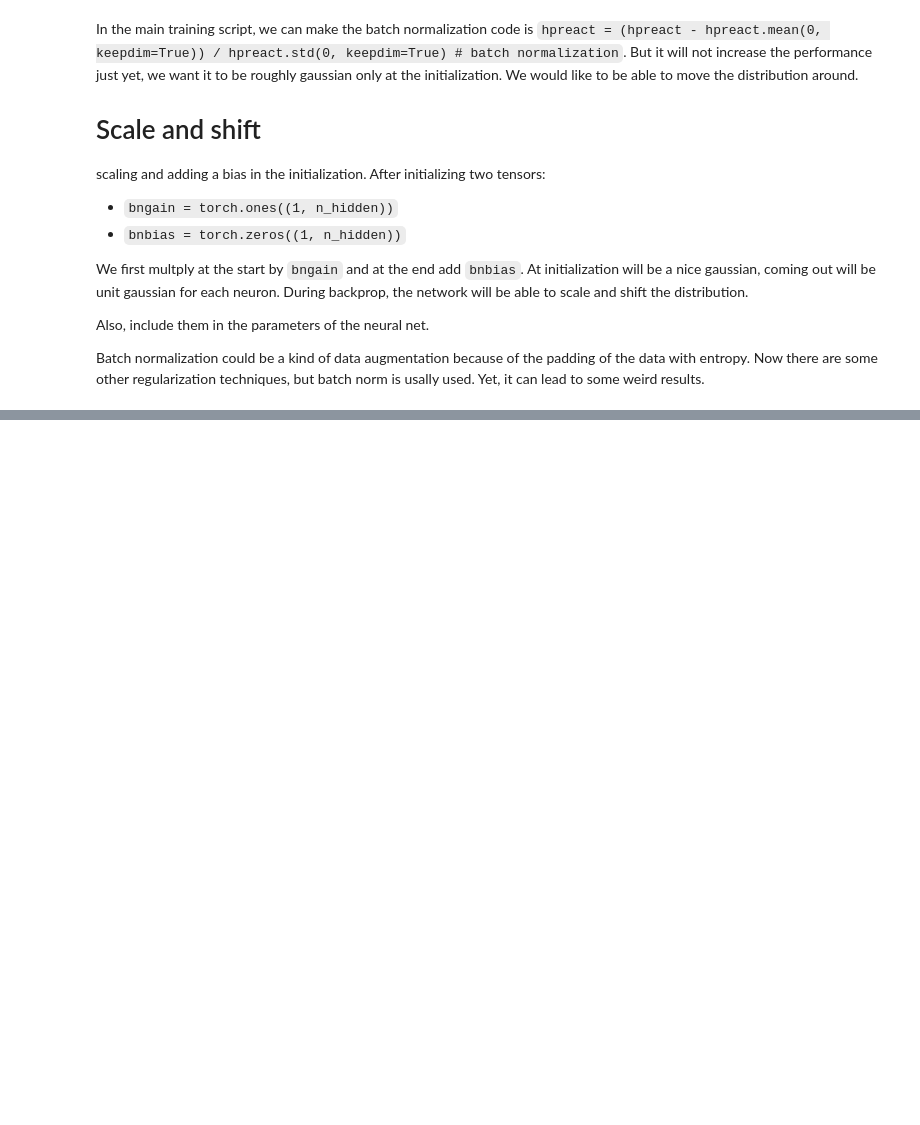
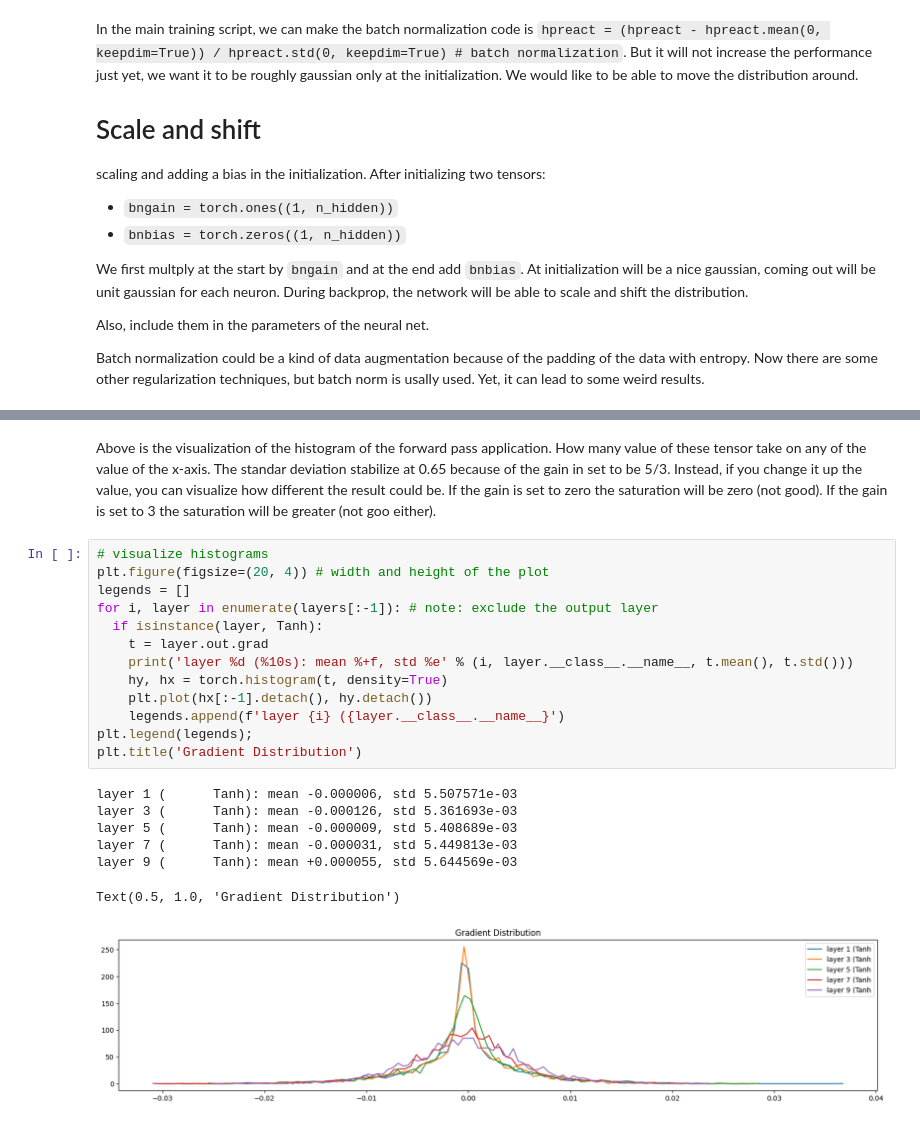
Before and after one commit to lucavauda/makemore-karpathys-lecture, a Jupyter notebook: makemore3.ipynb, the cells around one changed output, grey strips where cells are left out. Drawn from its saved outputs; the diff is of its cells as text; blank space fills up the shorter version.

```diff
--- a/makemore3.ipynb
+++ b/makemore3.ipynb
@@ -435,0 +608,23 @@ Batch normalization could be a kind of data augmentation because of the padding
+# %% [markdown]
+Above is the visualization of the histogram of the forward pass application. How many value of these tensor take on any of the value of the x-axis. The standar deviation stabilize at 0.65 because of the gain in set to be 5/3. Instead, if you change it up the value, you can visualize how different the result could be. If the gain is set to zero the saturation will be zero (not good). If the gain is set to 3 the saturation will be greater (not goo either).
+# %%
+# visualize histograms
+plt.figure(figsize=(20, 4)) # width and height of the plot
+legends = []
+for i, layer in enumerate(layers[:-1]): # note: exclude the output layer
+  if isinstance(layer, Tanh):
+    t = layer.out.grad
+    print('layer %d (%10s): mean %+f, std %e' % (i, layer.__class__.__name__, t.mean(), t.std()))
+    hy, hx = torch.histogram(t, density=True)
+    plt.plot(hx[:-1].detach(), hy.detach())
+    legends.append(f'layer {i} ({layer.__class__.__name__}')
+plt.legend(legends);
+plt.title('Gradient Distribution')
+# %% [output]
+layer 1 (      Tanh): mean -0.000006, std 5.507571e-03
+layer 3 (      Tanh): mean -0.000126, std 5.361693e-03
+layer 5 (      Tanh): mean -0.000009, std 5.408689e-03
+layer 7 (      Tanh): mean -0.000031, std 5.449813e-03
+layer 9 (      Tanh): mean +0.000055, std 5.644569e-03
+Text(0.5, 1.0, 'Gradient Distribution')
+[figure, added]
```
Also changed, not shown: parts of 10 cells of this notebook.
